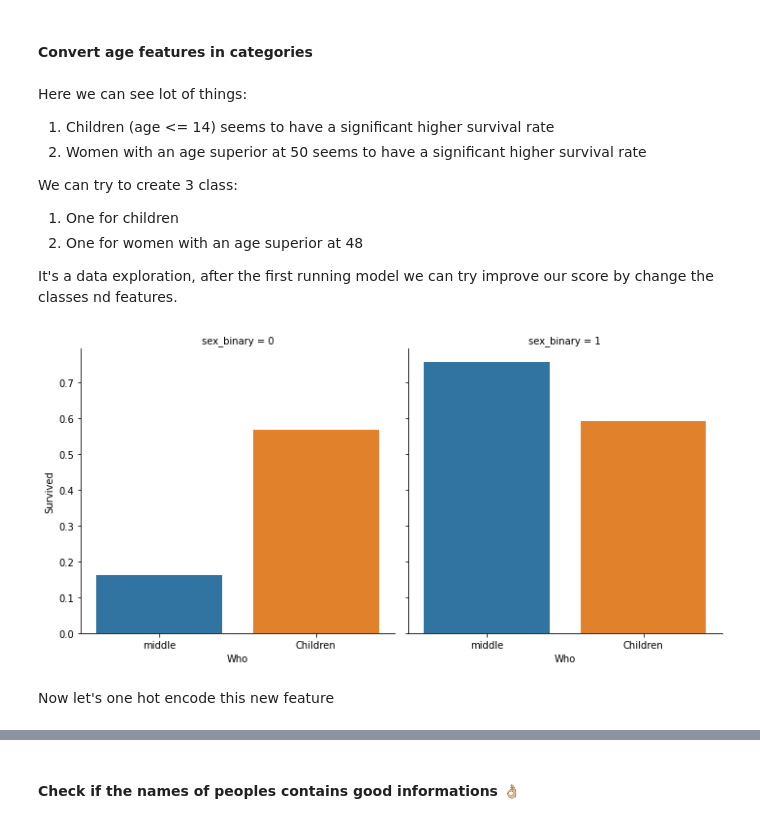
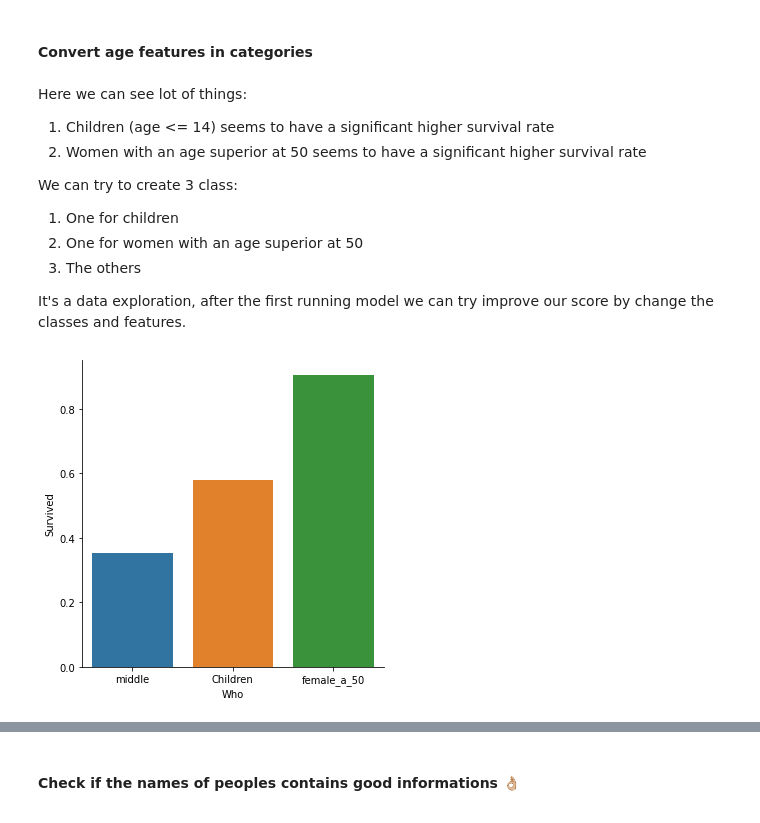
Before and after one commit to chris97425/titanic_kaggle_training, a Jupyter notebook: Notebook/data_analysis.ipynb, the cells around one changed output, grey strips where cells are left out. Cells and saved outputs as stored; diff of their text form; code cells hidden in the pictures.

```diff
--- a/Notebook/data_analysis.ipynb
+++ b/Notebook/data_analysis.ipynb
@@ -259,17 +270,16 @@ Here we can see lot of things:
 
 We can try to create 3 class:
 1. One for children
-2. One for women with an age superior at 48
+2. One for women with an age superior at 50
+3. The others
 
-It's a data exploration, after the first running model we can try improve  our score by change the classes nd features.
+It's a data exploration, after the first running model we can try improve  our score by change the classes and features.
 # %%
 #Create the three different classes of people
 titanic_df["Who"] = titanic_df[["sex_binary","Age"]].apply(lambda x : class_of_people_by_age_sex(x.Age, x.sex_binary), axis = 1)
 # %%
 #Show the survival rate by new classes
-ax = sns.catplot(x="Who",y="Survived",col="sex_binary",data=titanic_df
+ax = sns.catplot(x="Who",y="Survived",data=titanic_df
     , kind="bar", ci=None, aspect=1)
 # %% [output]
-[figure, old version]
+[figure, new version]
-# %% [markdown]
-Now let's one hot encode this new feature
```
Also changed, not shown: parts of 48 cells of this notebook, 1 other file.
